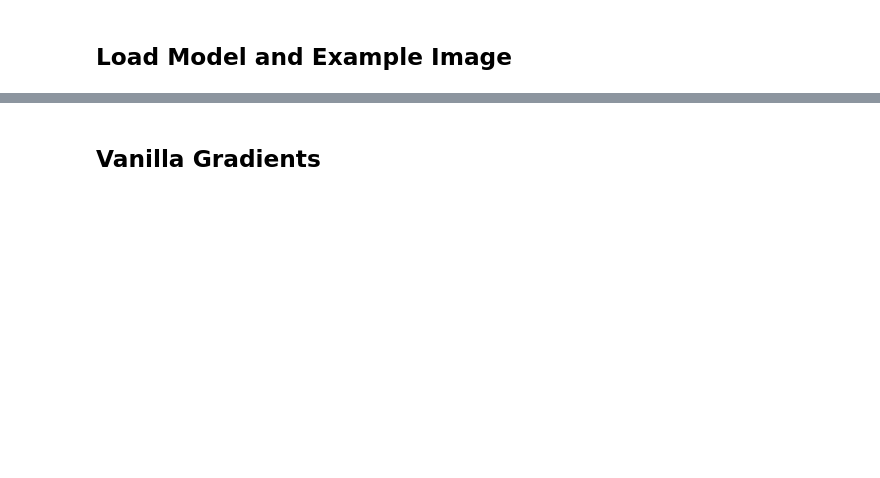
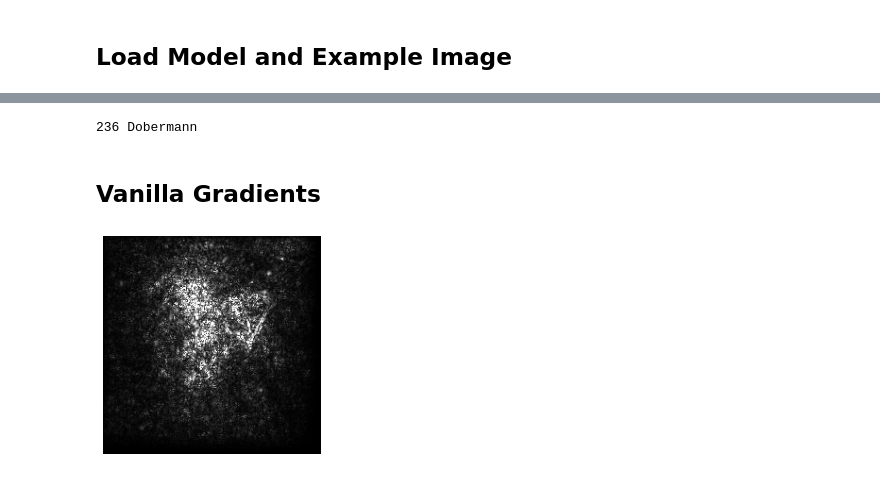
Before and after one commit to aboggust/interpretability-methods, a Jupyter notebook: interpretability_examples.ipynb, the cells around one changed output, grey strips where cells are left out. Saved outputs shown, nothing was run; the diff lists cells and outputs as text; code cells hidden in the pictures; blank space fills up the shorter version.

```diff
--- a/interpretability_examples.ipynb
+++ b/interpretability_examples.ipynb
@@ -42,15 +44,18 @@ show_image(IMAGE)
 # Predict Image Class
 with open('/data/angie/imagenet/labels.json', 'r') as f:
     labels = json.load(f)
-tensor_image = torch.from_numpy(IMAGE.transpose(2, 0, 1)).cuda().float()
-input_batch = tensor_image.unsqueeze(0)
+input_instance = torch.from_numpy(IMAGE.transpose(2, 0, 1)).cuda().float()
+input_batch = input_instance.unsqueeze(0)
 output = MODEL(input_batch)
 prediction = np.argmax(output.cpu().detach().numpy())
 print(prediction, labels[prediction])
+# %% [output]
+236 Dobermann
 # %% [markdown]
 ## Vanilla Gradients
 # %%
 vanilla_gradients = VanillaGradients(MODEL)
-gradients = vanilla_gradients.get_mask(input_batch, False)
-for i in range(input_batch.shape[0]):
-    visualize_mask(gradients[i])
+gradients = vanilla_gradients.get_mask(input_instance)
+mask = visualize_mask(gradients)
+# %% [output]
+[figure, added]
```
Also changed, not shown: parts of 2 cells of this notebook, 3 other files.
